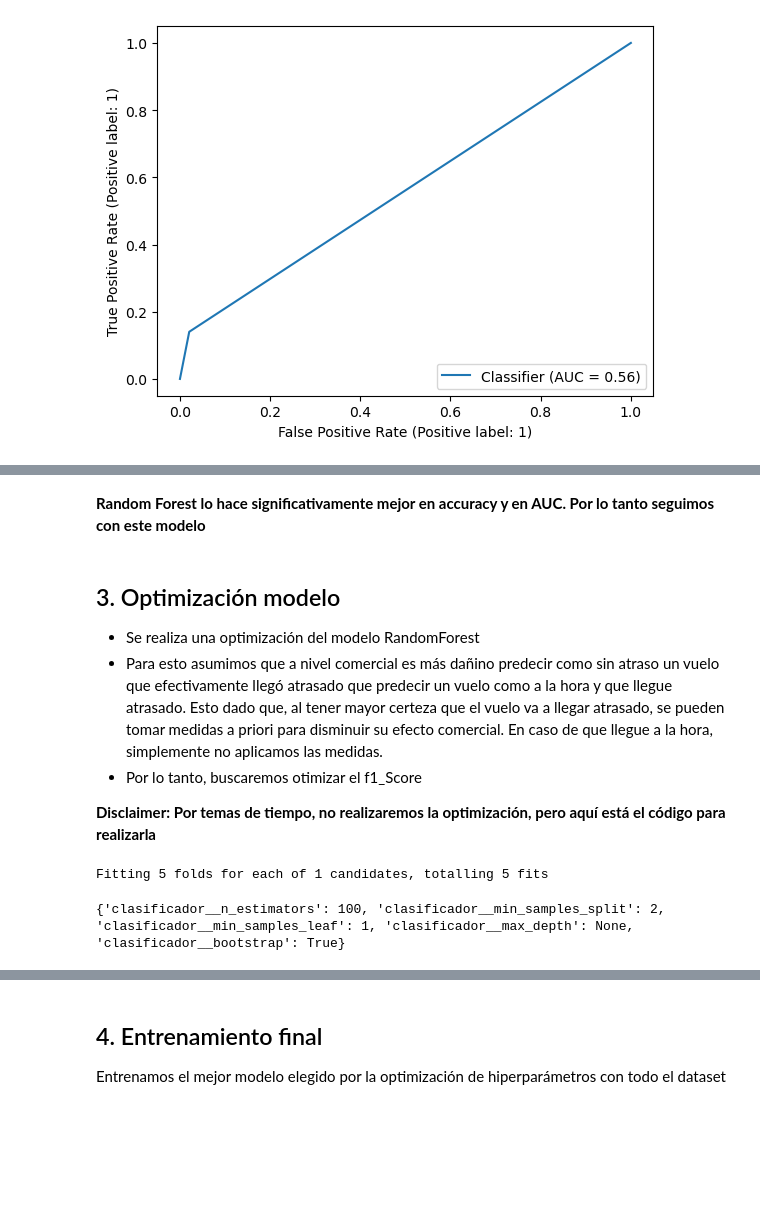
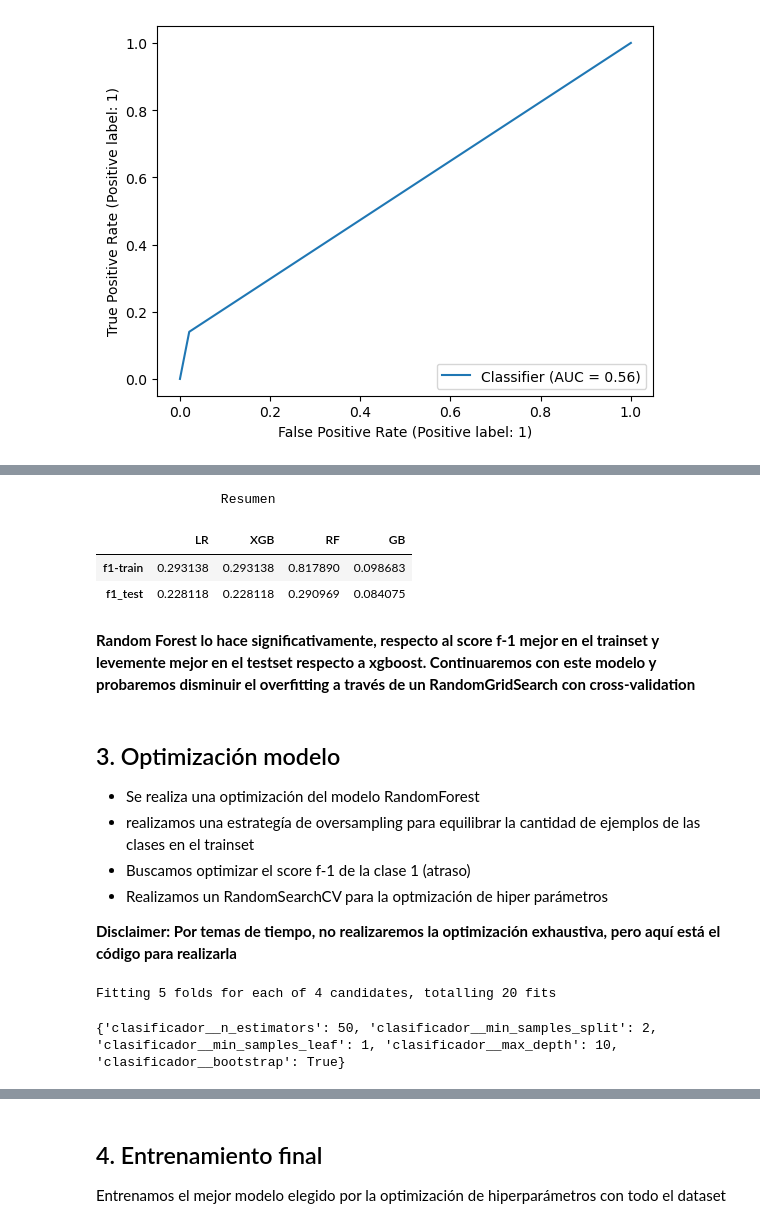
Before and after one commit to HermonAlfaro95/api-serverless-retrazo-de-vuelos-scl, a Jupyter notebook: notebooks/Modelo de predicción de retrazo de vuelos.ipynb, the cells around one changed output, grey strips where cells are left out. Drawn from its saved outputs; the diff is of its cells as text; code cells hidden in the pictures; blank space fills up the shorter version.

```diff
--- a/notebooks/Modelo de predicción de retrazo de vuelos.ipynb
+++ b/notebooks/Modelo de predicción de retrazo de vuelos.ipynb
@@ -419,3 +430,8 @@ Matriz de confusión
 Curva ROC
 [figure]
 [figure]
+# %%
+f1_xgb_train = f1_score(y_train, y_pred_train)
+f1_xgb_test = f1_score(y_test, y_pred_test)
+
+f1_xgb_train, f1_xgb_test
@@ -509,15 +541,25 @@ Curva ROC
 [figure]
 [figure]
 [figure]
+# %%
+print("\t\tResumen")
+pd.DataFrame({"LR":[f1_lr_train, f1_lr_test], "XGB": [f1_xgb_train, f1_xgb_test],
+              "RF": [f1_rf_train, f1_rf_test], "GB": [f1_gb_train, f1_gb_test]}, index=['f1-train', "f1_test"])
+# %% [output]
+                Resumen
+|  | LR | XGB | RF | GB |
+| f1-train | 0.293138 | 0.293138 | 0.817890 | 0.098683 |
+| f1_test | 0.228118 | 0.228118 | 0.290969 | 0.084075 |
 # %% [markdown]
-**Random Forest lo hace significativamente mejor en accuracy y en AUC. Por lo tanto seguimos con este modelo**
+**Random Forest lo hace significativamente, respecto al score f-1 mejor en el trainset y levemente mejor en el testset respecto a xgboost. Continuaremos con este modelo y probaremos disminuir el overfitting a través de un RandomGridSearch con cross-validation**
 # %% [markdown]
 ## 3. Optimización modelo
 - Se realiza una optimización del modelo RandomForest
-- Para esto asumimos que a nivel comercial es más dañino predecir como sin atraso un vuelo que efectivamente llegó atrasado que predecir un vuelo como a la hora y que llegue atrasado. Esto dado que, al tener mayor certeza que el vuelo va a llegar atrasado, se pueden tomar medidas a priori para disminuir su efecto comercial. En caso de que llegue a la hora, simplemente no aplicamos las medidas.
-- Por lo tanto, buscaremos otimizar el f1_Score
+- realizamos una estrategía de oversampling para equilibrar la cantidad de ejemplos de las clases en el trainset
+- Buscamos optimizar el score f-1 de la clase 1 (atraso)
+- Realizamos un RandomSearchCV para la optmización de hiper parámetros
 
-**Disclaimer: Por temas de tiempo, no realizaremos la optimización, pero aquí está el código para realizarla**
+**Disclaimer: Por temas de tiempo, no realizaremos la optimización exhaustiva, pero aquí está el código para realizarla**
 # %%
 # Aplicamos oversampling a la clase minoritaria
 oversampler = RandomOverSampler(random_state=42)
@@ -538,8 +580,8 @@ pipeline_rf = Pipeline(
 
 # Definimos el espacio de búsqueda de hiperparámetros
 param_grid = {
-    'clasificador__n_estimators': [100], #[10, 100, 1000],
-    'clasificador__max_depth': [None], #[10, 30, 50],
+    'clasificador__n_estimators': [50, 500], #[10, 100, 1000],
+    'clasificador__max_depth': [10, 100], #[10, 30, 50],
     'clasificador__min_samples_split': [2], #[2, 8],
     'clasificador__min_samples_leaf': [1], #[1, 4],
     'clasificador__bootstrap': [True]#[True, False]
@@ -555,8 +597,8 @@ random_search_rf.fit(X_train_resampled, y_train_resampled)
 
 print(random_search_rf.best_params_)
 # %% [output]
-Fitting 5 folds for each of 1 candidates, totalling 5 fits
+Fitting 5 folds for each of 4 candidates, totalling 20 fits
-{'clasificador__n_estimators': 100, 'clasificador__min_samples_split': 2, 'clasificador__min_samples_leaf': 1, 'clasificador__max_depth': None, 'clasificador__bootstrap': True}
+{'clasificador__n_estimators': 50, 'clasificador__min_samples_split': 2, 'clasificador__min_samples_leaf': 1, 'clasificador__max_depth': 10, 'clasificador__bootstrap': True}
 # %%
 modelo = random_search_rf.best_estimator_
 
```
Also changed, not shown: parts of 14 cells of this notebook, 1 other file.
